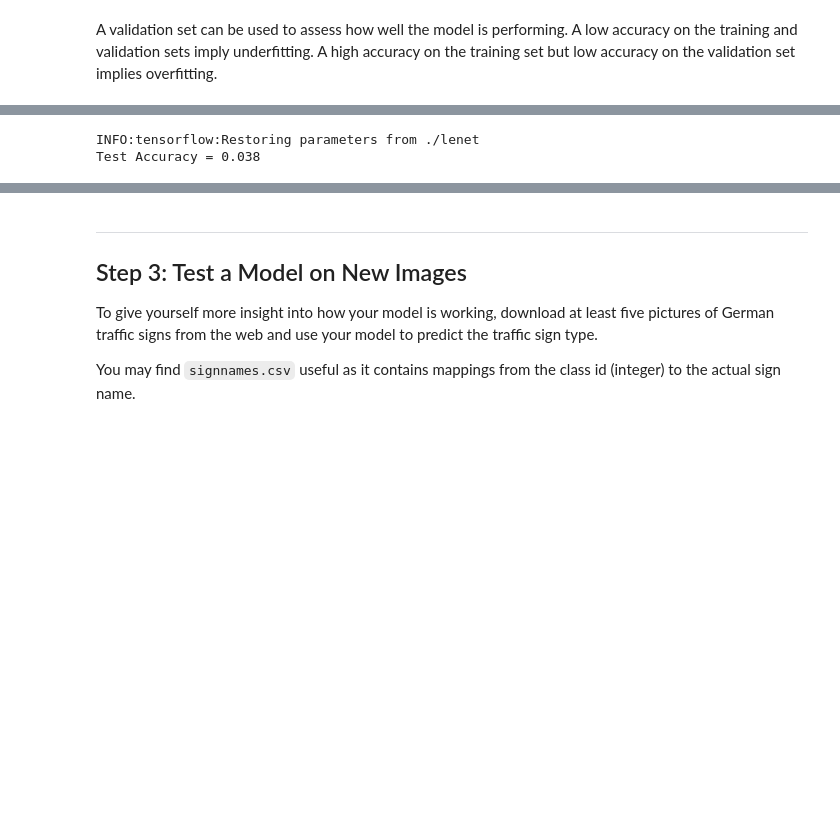
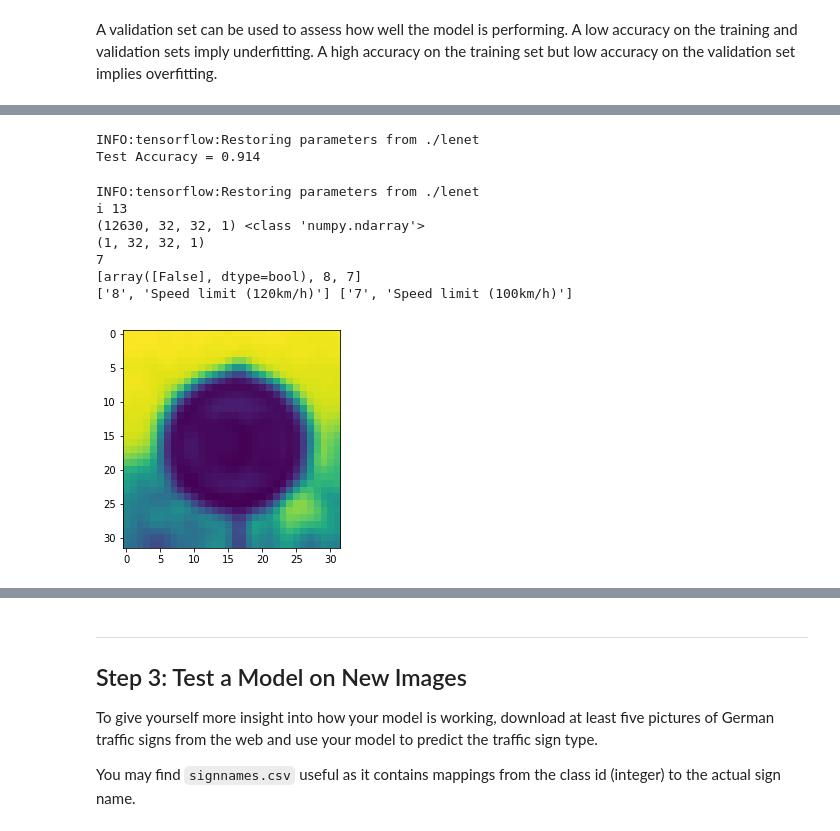
Before and after one commit to KSHIBA-HHQ/CarND-Traffic-Sign-Classifier-Project, a Jupyter notebook: Traffic_Sign_Classifier.ipynb, the cells around one changed output, grey strips where cells are left out. Saved outputs shown, nothing was run; the diff lists cells and outputs as text; code cells hidden in the pictures; blank space fills up the shorter version.

```diff
--- a/Traffic_Sign_Classifier.ipynb
+++ b/Traffic_Sign_Classifier.ipynb
@@ -773,8 +952,15 @@ accuracy_operation = tf.reduce_mean(tf.cast(correct_prediction, tf.float32))
 tf_argmax=[[tf.argmax(logits, 1)] , [tf.argmax(one_hot_y, 1)]]
 
 ####################################################
-flg= tf.cast(correct_prediction, tf.int32)
-accuracy_operation_custom=    tf.cast(pow(-1,flg+1) ,tf.int32) *   tf.cast(tf.argmax(logits, 1) ,tf.int32)
+#flg= tf.cast(correct_prediction, tf.int32)
+#accuracy_operation_custom=    tf.cast(pow(-1,flg+1) ,tf.int32) *   tf.cast(tf.argmax(logits, 1) ,tf.int32)
+
+#flg= tf.cast(correct_prediction, tf.float32)
+#nn=   tf.cast(tf.argmax(logits, 1) ,tf.float32)
+#accuracy_operation_custom=    pow(-1,flg+1)  * pow(10.0,nn )
+
+accuracy_operation_custom= [ correct_prediction, tf.cast(tf.argmax(logits, 1)[0],tf.int32) ,tf.cast(tf.argmax(one_hot_y, 1),tf.int32)[0] ]
+
 #######################################################
 
 #accuracy_operation_custom = correct_prediction
@@ -804,7 +990,7 @@ def evaluatecustom(X_data, y_data):
     return  sess.run(accuracy_operation_custom  , feed_dict={x:X_data, y:y_data})
 
 def show_debug(X_data, y_data):
-
+    nDROP[0]=0
     sess = tf.get_default_session()
     print(sess.run(cross_entropy  , feed_dict={x:X_data, y:y_data}) )
 
@@ -915,11 +1123,56 @@ with tf.Session() as sess:
     saver.restore(sess, './lenet')
 
     #X_test, y_testに対してevaluateの実行
-    test_accuracy = evaluate(X_test, y_test)
+    nDROP[0]=0
+    test_accuracy = evaluate(GX_test, Gy_test)
     print("Test Accuracy = {:.3f}".format(test_accuracy))
 # %% [output]
 INFO:tensorflow:Restoring parameters from ./lenet
-Test Accuracy = 0.038
+Test Accuracy = 0.914
+# %%
+import numpy as np
+import matplotlib.pyplot as plt
+%matplotlib inline
+import tensorflow as tf
+saver = tf.train.Saver()
+
+global ErrorID
+with tf.Session() as sess:
+#先に記録した定義モデルをrestoreでファイルからリロードする！
+    saver.restore(sess, './lenet')
+
+    for i in range(GX_test.shape[0]) :
+        X_try = np.array( [GX_test[i]])
+        y_try = np.array( [Gy_test[i]])
+
+        nDROP[0]=0
+        n=( evaluatecustom(X_try, y_try) )
+
+        #print(n)
+
+        if(n[0]==False):
+            print('i',i)
+            print(GX_test.shape,type(GX_test))
+            print(X_try.shape)
+
+            print(Gy_test[i])
+            print(n)
+            print(xlist[n[1]],xlist[n[2]])
+
+            plt.figure()
+            plt.imshow(X_try.squeeze())
+            ErrorID=i;
+            if(i>2):
+                break
+# %% [output]
+INFO:tensorflow:Restoring parameters from ./lenet
+i 13
+(12630, 32, 32, 1) <class 'numpy.ndarray'>
+(1, 32, 32, 1)
+7
+[array([False], dtype=bool), 8, 7]
+['8', 'Speed limit (120km/h)'] ['7', 'Speed limit (100km/h)']
+[figure, added]
 # %%
 import numpy as np
 import matplotlib.pyplot as plt
```
Also changed, not shown: parts of 20 cells of this notebook.
